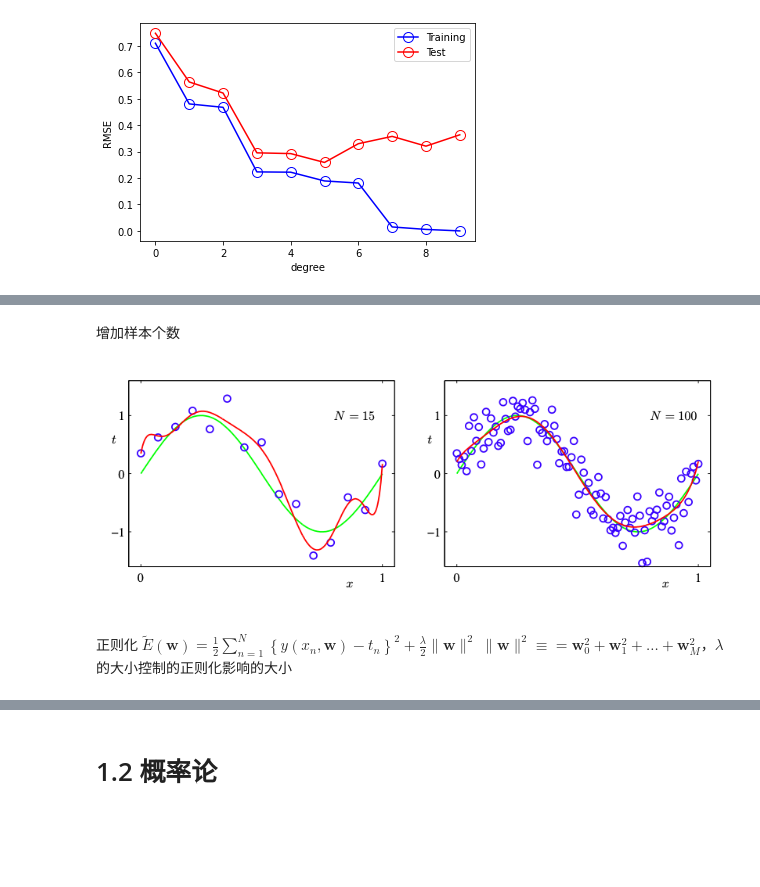
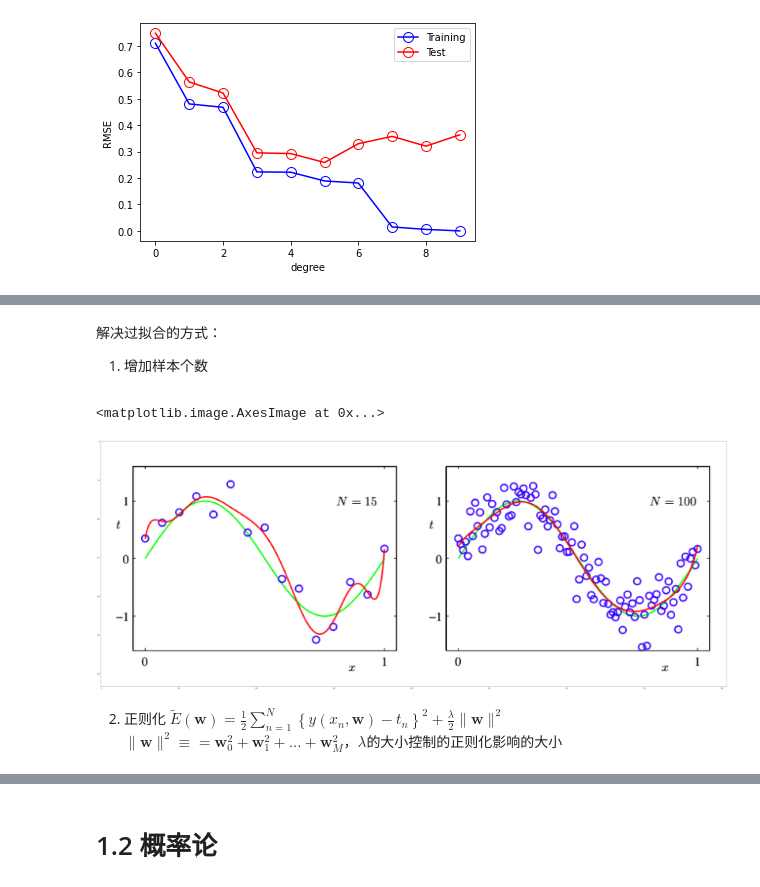
Before and after one commit to jiangyiqun233/PRML_learning, a Jupyter notebook: PRML_formula/1.绪论.ipynb, the cells around one changed output, grey strips where cells are left out. Cells and saved outputs as stored; diff of their text form; code cells hidden in the pictures; blank space fills up the shorter version.

```diff
--- a/PRML_formula/1.绪论.ipynb
+++ b/PRML_formula/1.绪论.ipynb
@@ -101,7 +101,15 @@ plt.show()
-# %% [markdown]
-增加样本个数<p>
-![image.png](attachment:image.png)
+# %% [markdown]
+解决过拟合的方式：<p>
+1. 增加样本个数<p>
+# %%
+# 样本个数影响
+fig, ax = plt.subplots(figsize=(50, 80))
+d = plt.imread('./graph/1.1数据增加.png')
+ax.imshow(d)
+# %% [output]
+<matplotlib.image.AxesImage at 0x...>
+[figure, added]
 # %% [markdown]
-正则化
+2. 正则化
 $\tilde{E}(\boldsymbol{w})=\frac{1}{2} \sum_{n=1}^{N}\left\{y\left(x_{n}, \boldsymbol{w}\right)-t_{n}\right\}^{2}+\frac{\lambda}{2}\|\boldsymbol{w}\|^{2} \tag{1.4}$
 $\|\boldsymbol{w}\|^{2}\equiv=\boldsymbol{w}_0^2+\boldsymbol{w}_1^2+...+\boldsymbol{w}_M^2$，$\lambda$的大小控制的正则化影响的大小
```
Also changed, not shown: parts of 3 cells of this notebook, 4 other files.
